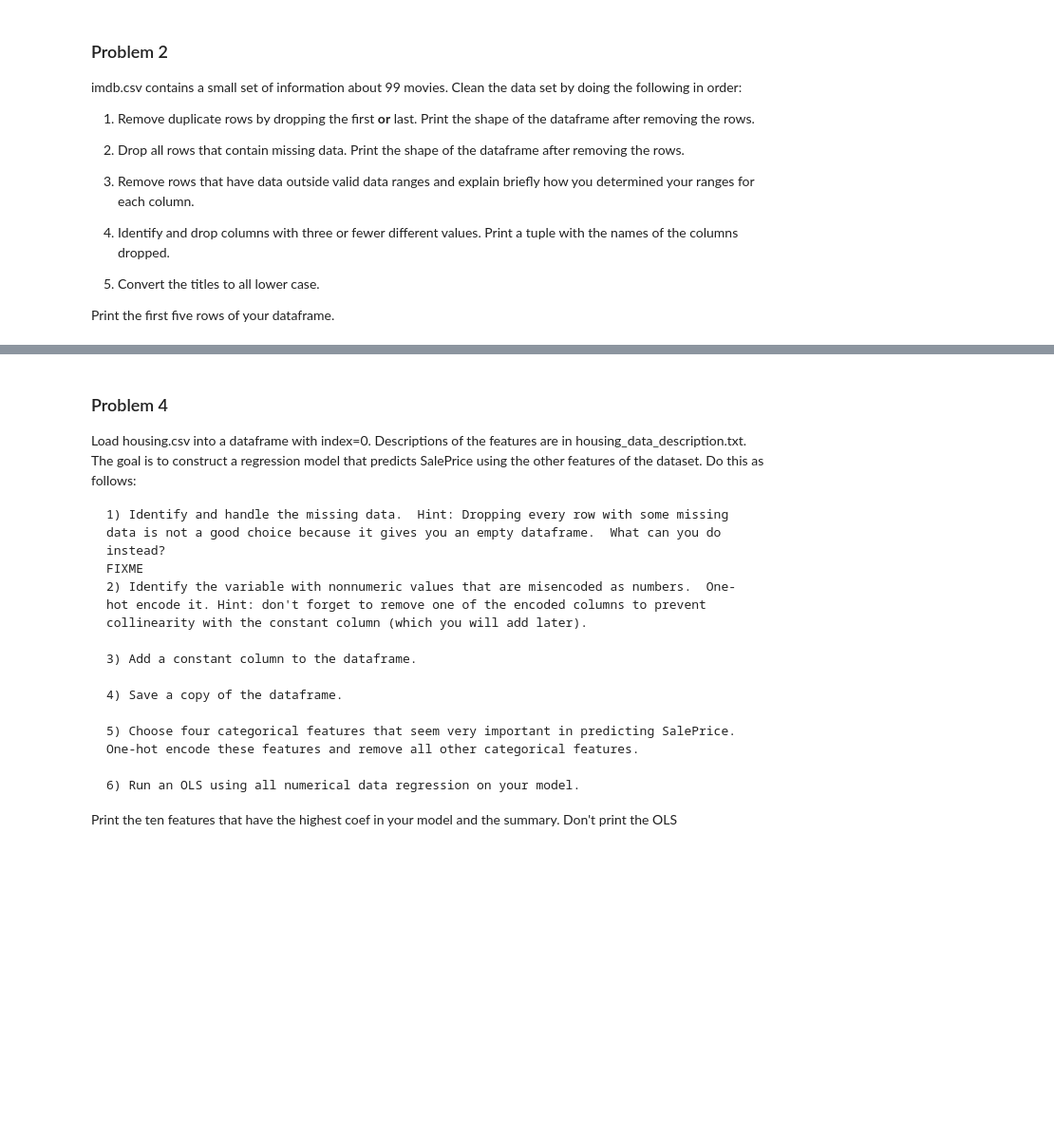
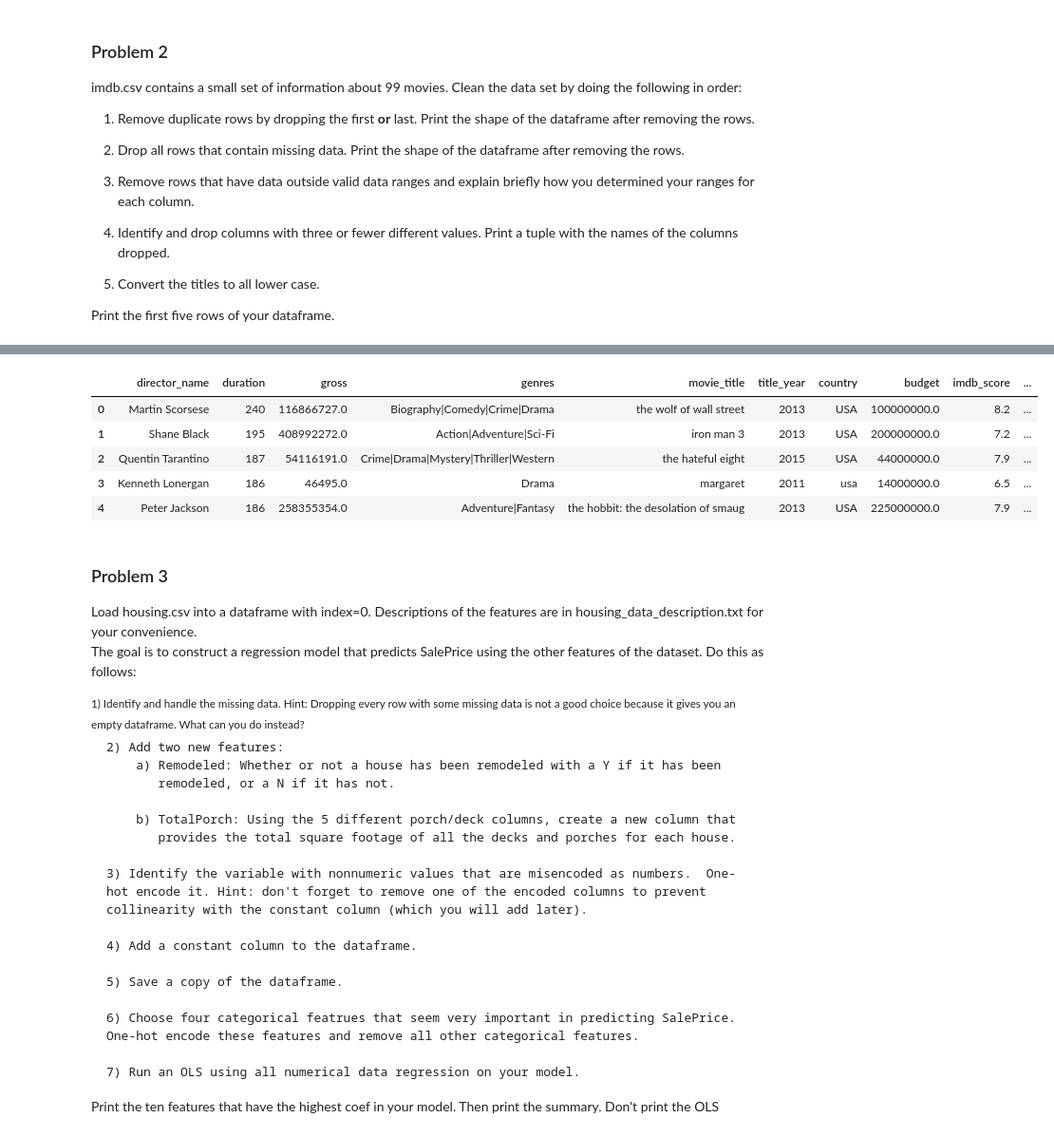
Before and after one commit to binDebug3/volume3, a Jupyter notebook: byu_vol3/DataCleaning/data_cleaning.ipynb, the cells around one changed output, grey strips where cells are left out. Shown: that part at 95% size. Saved outputs shown, nothing was run; the diff lists cells and outputs as text; code cells hidden in the pictures; blank space fills up the shorter version.

```diff
--- a/byu_vol3/DataCleaning/data_cleaning.ipynb
+++ b/byu_vol3/DataCleaning/data_cleaning.ipynb
@@ -217,0 +83,29 @@ ball.head(10)
+# %%
+# load data
+imdb = pd.read_csv('/mnt/c/Users/dalli/source/acme_senior/vl3labs/DataCleaning/imdb.csv')
+
+# remove duplicate rows
+imdb = imdb.drop_duplicates()
+print("Part 1:")
+print(imdb.shape)
+
+# drop all rows with missing data
+imdb = imdb.dropna()
+print("\nPart 2:")
+print(imdb.shape)
+
+# print the max and min of each column
+imdb = imdb[imdb["duration"] > 30]
+imdb = imdb[imdb["title_year"] > 2000]
+imdb = imdb[imdb["imdb_score"] > 0]
+print("\nPart 3:")
+print("It is impossible for a movie to have a duration, or imdb score less than 0, or for the movie to come out before movies were invented.")
+
+# count the number of unique values in each column and drop if <= 3 unique values
+imdb = imdb.drop(columns=["color", "language"])
+print("\nPart 4:")
+print(("color", "language"))
+
+# convert titles to lowercase
+imdb.loc[:, "movie_title"] = imdb["movie_title"].str.lower()
+print("\nPart 5:")
@@ -218,20 +126,37 @@ ball.head(10)
+# %%
+imdb.head()
+# %% [output]
+|  | director_name | duration | gross | genres | movie_title | title_year | country | budget | imdb_score | ... |
+| 0 | Martin Scorsese | 240 | 116866727.0 | Biography|Comedy|Crime|Drama | the wolf of wall street | 2013 | USA | 100000000.0 | 8.2 | ... |
+| 1 | Shane Black | 195 | 408992272.0 | Action|Adventure|Sci-Fi | iron man 3 | 2013 | USA | 200000000.0 | 7.2 | ... |
+| 2 | Quentin Tarantino | 187 | 54116191.0 | Crime|Drama|Mystery|Thriller|Western | the hateful eight | 2015 | USA | 44000000.0 | 7.9 | ... |
+| 3 | Kenneth Lonergan | 186 | 46495.0 | Drama | margaret | 2011 | usa | 14000000.0 | 6.5 | ... |
+| 4 | Peter Jackson | 186 | 258355354.0 | Adventure|Fantasy | the hobbit: the desolation of smaug | 2013 | USA | 225000000.0 | 7.9 | ... |
 # %% [markdown]
-### Problem 4
-
-Load housing.csv into a dataframe with index=0. Descriptions of the features are in housing_data_description.txt.
+### Problem 3
+Load housing.csv into a dataframe with index=0. Descriptions of the features are in housing_data_description.txt for your convenience.
 The goal is to construct a regression model that predicts SalePrice using the other features of the dataset.  Do this as follows:
 
+
+<small>
 	1) Identify and handle the missing data.  Hint: Dropping every row with some missing data is not a good choice because it gives you an empty dataframe.  What can you do instead?
-    FIXME
-	2) Identify the variable with nonnumeric values that are misencoded as numbers.  One-hot encode it. Hint: don't forget to remove one of the encoded columns to prevent collinearity with the constant column (which you will add later).
 
-    3) Add a constant column to the dataframe.
+    2) Add two new features:
+		a) Remodeled: Whether or not a house has been remodeled with a Y if it has been
+		   remodeled, or a N if it has not.
 
-    4) Save a copy of the dataframe.
+		b) TotalPorch: Using the 5 different porch/deck columns, create a new column that
+		   provides the total square footage of all the decks and porches for each house.
 
-	5) Choose four categorical features that seem very important in predicting SalePrice. One-hot encode these features and remove all other categorical features.
+	3) Identify the variable with nonnumeric values that are misencoded as numbers.  One-hot encode it. Hint: don't forget to remove one of the encoded columns to prevent collinearity with the constant column (which you will add later).
 
-	6) Run an OLS using all numerical data regression on your model.
+    4) Add a constant column to the dataframe.
 
+    5) Save a copy of the dataframe.
 
-Print the ten features that have the highest coef in your model and the summary. Don't print the OLS
+	6) Choose four categorical featrues that seem very important in predicting SalePrice. One-hot encode these features and remove all other categorical features.
+
+	7) Run an OLS using all numerical data regression on your model.
+</small>
+
+Print the ten features that have the highest coef in your model. Then print the summary. Don't print the OLS
```
Also changed, not shown: parts of 17 cells of this notebook, 4 other files.
